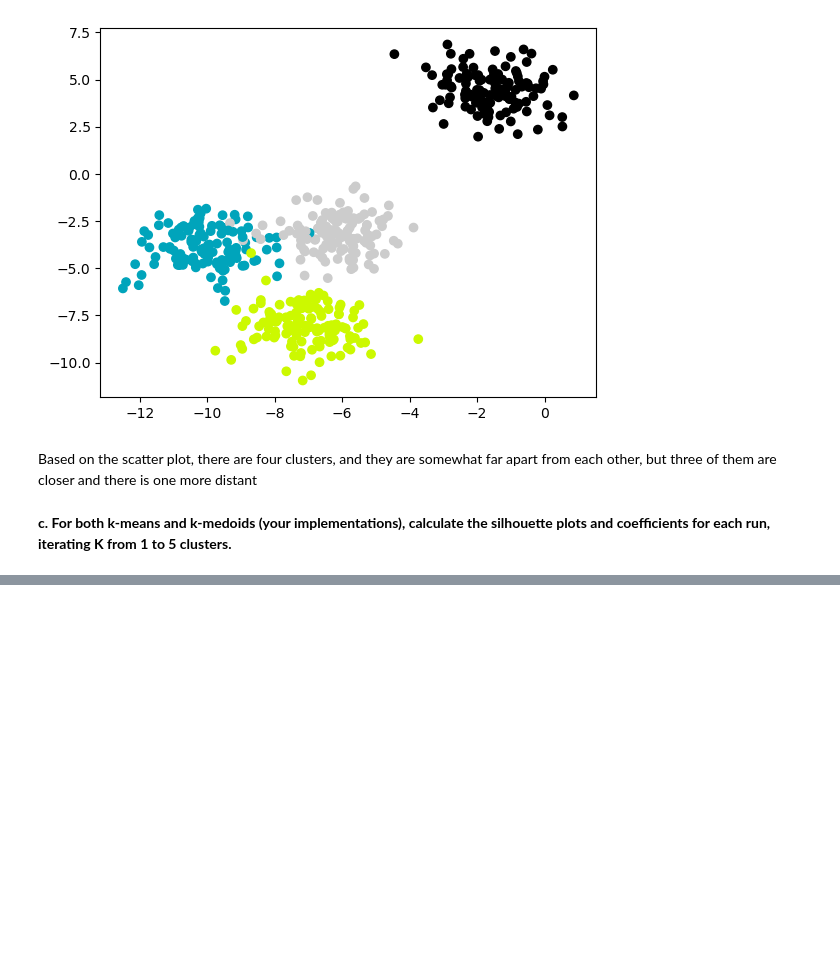
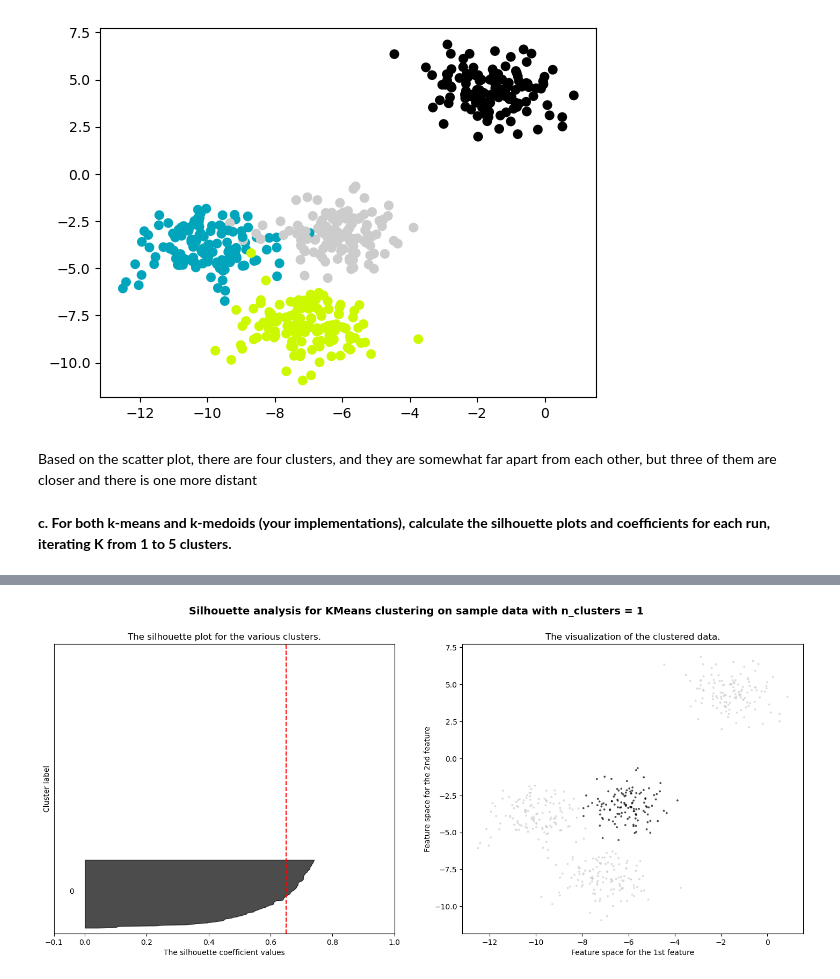
Before and after one commit to lina-martinez/Lab-ll--Clustering-ML, a Jupyter notebook: Point 5/Point 5.ipynb, the cells around one changed output, grey strips where cells are left out. Saved outputs shown, nothing was run; the diff lists cells and outputs as text; code cells hidden in the pictures; blank space fills up the shorter version.

```diff
--- a/Point 5/Point 5.ipynb
+++ b/Point 5/Point 5.ipynb
@@ -55,0 +67,81 @@ plt.show()
+# %%
+range_n_clusters = [1, 2, 3, 4, 5]
+for n_clusters in range_n_clusters:
+    # Create a subplot with 1 row and 2 columns
+    fig, (ax1, ax2) = plt.subplots(1, 2)
+    fig.set_size_inches(18, 7)
+
+    # The 1st subplot is the silhouette plot
+    # The silhouette coefficient can range from -1, 1 but in this example all
+    # lie within [-0.1, 1]
+    ax1.set_xlim([-0.1, 1])
+    # The (n_clusters+1)*10 is for inserting blank space between silhouette
+    # plots of individual clusters, to demarcate them clearly.
+    ax1.set_ylim([0, len(X) + (n_clusters + 1) * 10])
+
+    silhouette_avg = silhouette_score(X, cluster_kmeans)
+    print(
+        "For n_clusters =",
+        n_clusters,
+        "The average silhouette_score is :",
+        silhouette_avg,
+    )
+        # Compute the silhouette scores for each sample
+    sample_silhouette_values = silhouette_samples(X, cluster_kmeans)
+
+    y_lower = 10
+    for i in range(n_clusters):
+        # Aggregate the silhouette scores for samples belonging to
+        # cluster i, and sort them
+        ith_cluster_silhouette_values = sample_silhouette_values[cluster_kmeans == i]
+
+        ith_cluster_silhouette_values.sort()
+
+        size_cluster_i = ith_cluster_silhouette_values.shape[0]
+        y_upper = y_lower + size_cluster_i
+
+        color = cm.nipy_spectral(float(i) / n_clusters)
+        ax1.fill_betweenx(
+            np.arange(y_lower, y_upper),
+            0,
+            ith_cluster_silhouette_values,
+            facecolor=color,
+            edgecolor=color,
+            alpha=0.7,
+        )
+
+        # Label the silhouette plots with their cluster numbers at the middle
+        ax1.text(-0.05, y_lower + 0.5 * size_cluster_i, str(i))
+
+        # Compute the new y_lower for next plot
+        y_lower = y_upper + 10  # 10 for the 0 samples
+
+    ax1.set_title("The silhouette plot for the various clusters.")
+    ax1.set_xlabel("The silhouette coefficient values")
+    ax1.set_ylabel("Cluster label")
+
+    # The vertical line for average silhouette score of all the values
+    ax1.axvline(x=silhouette_avg, color="red", linestyle="--")
+
+    ax1.set_yticks([])  # Clear the yaxis labels / ticks
+    ax1.set_xticks([-0.1, 0, 0.2, 0.4, 0.6, 0.8, 1])
+
+    # 2nd Plot showing the actual clusters formed
+    colors = cm.nipy_spectral(cluster_kmeans.astype(float) / n_clusters)
+    ax2.scatter(
+        X[:, 0], X[:, 1], marker=".", s=30, lw=0, alpha=0.7, c=colors, edgecolor="k"
+    )
+
+    ax2.set_title("The visualization of the clustered data.")
+    ax2.set_xlabel("Feature space for the 1st feature")
+    ax2.set_ylabel("Feature space for the 2nd feature")
+
+    plt.suptitle(
+        "Silhouette analysis for KMeans clustering on sample data with n_clusters = %d"
+        % n_clusters,
+        fontsize=14,
+        fontweight="bold",
+    )
+
+plt.show()
+# %% [output]
@@ -55,0 +153 @@ plt.show()
+[figure, added]
```
Also changed, not shown: parts of 8 cells of this notebook, 3 other files.
